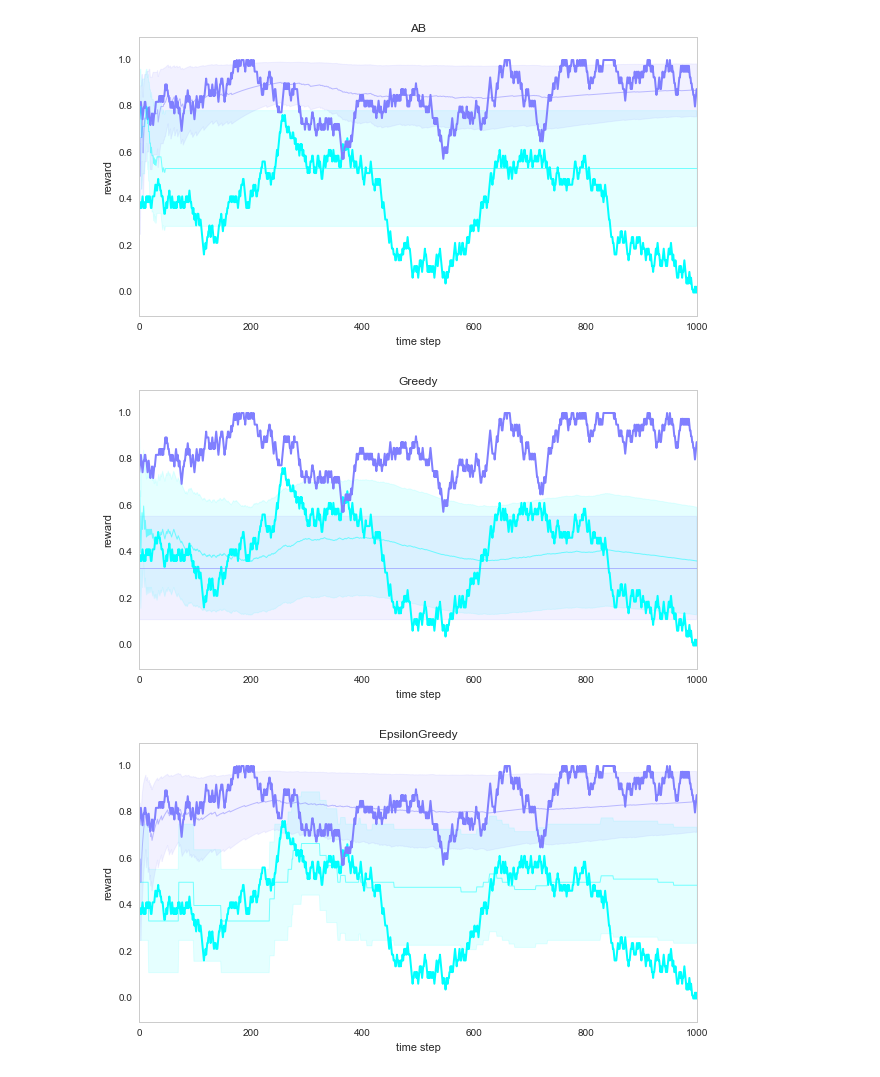
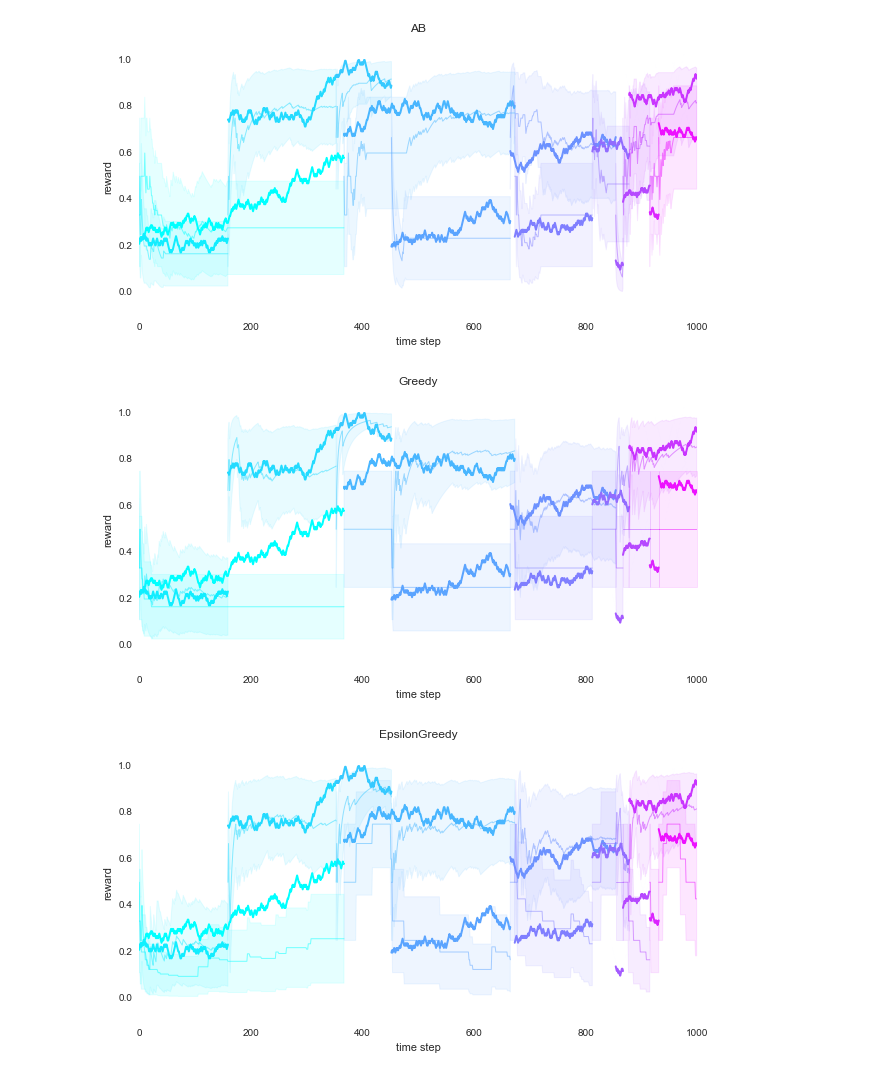
Before and after one commit to DistrictDataLabs/content-optimization, a Jupyter notebook: bandits_restless_volatile.ipynb, the cells around one changed output. Cells and saved outputs as stored; diff of their text form; code cells hidden in the pictures.

```diff
--- a/bandits_restless_volatile.ipynb
+++ b/bandits_restless_volatile.ipynb
@@ -58,7 +58,7 @@ def plot_volatile_restless_static_data(data, active, ax=None,
     #ax.legend(loc='best')
     #sb.set_style("white")
 
-def gen_volatile_restless_static_data(k = 10, T = 300, p = 0.01, delta=0.01, epsilon=0.75):
+def gen_volatile_restless_data(k = 10, T = 300, p = 0.01, delta=0.01, epsilon=0.75):
     data = defaultdict()
     active = defaultdict(set)
     n = 0
@@ -106,7 +106,7 @@ def gen_volatile_restless_beta_data(k = 10, T = 300, p = 0.01, a = 1, b = 10):
 
 k, T = 3, 400
 
-data, active = gen_volatile_restless_static_data(k, T, 0, delta=0.025, epsilon=0.75)
+data, active = gen_volatile_restless_data(k, T, 0, delta=0.025, epsilon=0.75)
 #data, active = gen_volatile_restless_beta_data(k, T, a=5,b=5)
 #print(data)#, active)
 #print(active)
@@ -179,36 +179,38 @@ def plot_arm_data_plus_actual(expected_values, variances, data, active,
             xs, ys = zip(*variances[arm_id])
             ys = np.array(ys)
             ax.fill_between(xs, means+ys, means-ys, color=color, alpha=0.1, linewidth=1)
+            #if fig_title == 'UCB':
+            #    print(variances)
     #ax.legend(loc='best')
     #fig.savefig('plots/nonvolatile_restless_demo_var_'+fig_title.lower()+'.png')
     fig.savefig('plots/volatile_restless_demo_var_'+fig_title.lower()+'.png')
 
 def demo_bandits():
     k, T = 2, 1000
-    #data, active = gen_volatile_restless_static_data(k, T, 0.005, 0.01, 0.9) # volatile
-    data, active = gen_volatile_restless_static_data(k, T, 0, delta=0.025, epsilon=0.75) #non-volatile
+    data, active = gen_volatile_restless_static_data(k, T, 0.005, 0.01, 0.9) # volatile
+    #data, active = gen_volatile_restless_static_data(k, T, 0, delta=0.025, epsilon=0.75) #non-volatile
     #data, active = gen_volatile_restless_beta_data(k,T,0.005,1,5)
     bandits = [
         AB(k),
         Greedy(k),
         EpsilonGreedy(k, 0.1),
         EpsilonDecreasing(k),
         UCB(n_arms=k),
         Bayesian(k),
         Bayesian2(k, C=50)
         ]
     for b in bandits:
         bandit_name = b.__class__.__name__
         #print(bandit_name)
         rewards, expected_values, variances, regret = test_volatile(k, T, data, active, b)
         #print(arm_data)
         #print(expected_values)
         #variances = None
         plot_arm_data_plus_actual(expected_values, variances, data, active,
                                   fig_title=bandit_name)
 
 demo_bandits()
 # %% [output]
-[figure, old version]
+[figure, new version]
-[figure, old version]
+[figure, new version]
-[figure, old version]
+[figure, new version]
```
Also changed, not shown: parts of 3 cells of this notebook, 4 other files.
